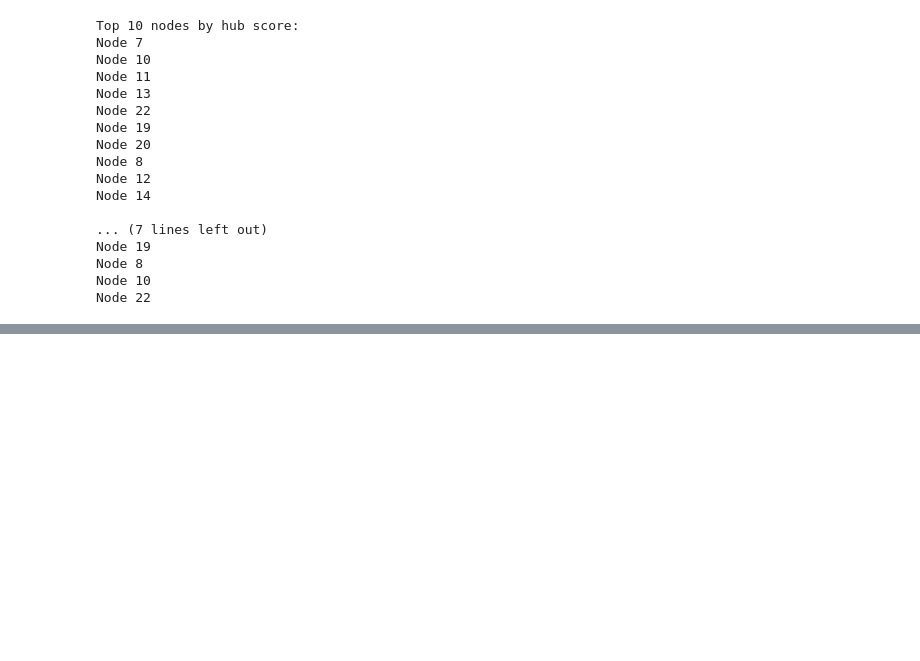
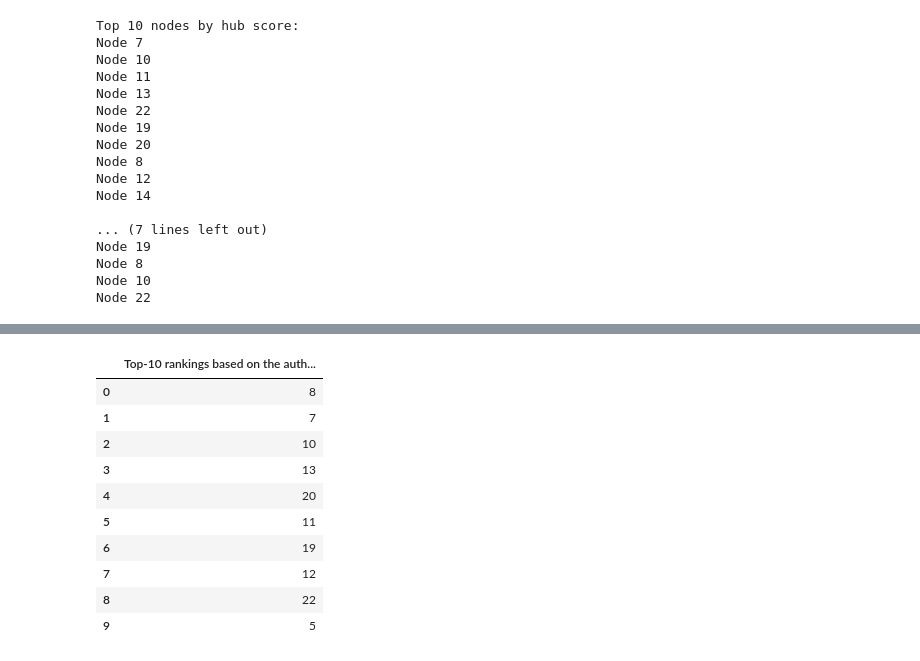
Before and after one commit to BiancaBenelli/Mining_massive_datasets, a Jupyter notebook: hubs_and_authorities/HITS.ipynb, the cells around one changed output, grey strips where cells are left out. Drawn from its saved outputs; the diff is of its cells as text; code cells hidden in the pictures; blank space fills up the shorter version.

Commit message:
Salsa

```diff
--- a/hubs_and_authorities/HITS.ipynb
+++ b/hubs_and_authorities/HITS.ipynb
@@ -548,10 +602,10 @@ pd.DataFrame(adjacency_matrix.toarray(), dtype=float)
 # %%
-def salsa_algorithm(adjacency_matrix, d, iterations):
-    n = adjacency_matrix.shape[0]
-    backward_links = np.array(adjacency_matrix.sum(axis=0)).flatten() # Since the adjacency matrix represents the link structure of a directed graph,
+def salsa_algorithm(adj_matrix, d, iterations):
+    n = adj_matrix.shape[0]
+    backward_links = np.array(adj_matrix.sum(axis=0)).flatten() # Since the adjacency matrix represents the link structure of a directed graph,
                                                                       #summing along the rows gives us the count of backward links for each node.
                                                                       # .flatten() flatten the array into a 1-dimensional array.
-    forward_links = np.array(adjacency_matrix.sum(axis=1)).flatten()
+    forward_links = np.array(adj_matrix.sum(axis=1)).flatten()
 
     authority_scores = backward_links / np.sum(backward_links) # authorty score = sum of backwrd links
     hub_scores = forward_links / np.sum(forward_links)
@@ -563,8 +617,8 @@ def salsa_algorithm(adjacency_matrix, d, iterations):
 
         # find the neighbors that have backward links and forward links to the node i
         for i in range(n):
-            neighbors_backward = adjacency_matrix[:, i].nonzero()[0]
-            neighbors_forward = adjacency_matrix[i, :].nonzero()[1]
+            neighbors_backward = adj_matrix[:, i].nonzero()[0]
+            neighbors_forward = adj_matrix[i, :].nonzero()[1]
 
             # if there are any neighbors with backward links
             if neighbors_backward.size > 0:
@@ -581,11 +635,7 @@ def salsa_algorithm(adjacency_matrix, d, iterations):
 
     return authority_scores, hub_scores
 
-# Example usage:
-adjacency_matrix = adjacency_matrix
-
 alpha = 0.85
-# I try with the same iterations necessary for the HITS algorithm
 iterations = 15
 
 hub_scores, authority_scores = salsa_algorithm(adjacency_matrix, alpha, iterations)
@@ -621,0 +674,66 @@ Node 22
+# %%
+def calculate_authority_weights(adj_matrix):
+    num_nodes = adj_matrix.shape[0]
+    components = find_components(adj_matrix)
+    authority_weights = np.zeros(num_nodes)
+
+    for component in components:
+        component_size = len(component)
+        incoming_links = adj_matrix[component, :].sum(axis=0)
+        backward_links_component = incoming_links.sum()
+        for node in component:
+            incoming_links_node = incoming_links[0, node]
+            if incoming_links_node != 0:
+                authority_weights[node] = component_size / num_nodes * incoming_links_node / backward_links_component
+
+    return authority_weights
+
+def find_components(adj_matrix):
+    num_nodes = adj_matrix.shape[0]
+    visited = np.zeros(num_nodes, dtype=bool)
+    components = []
+
+    for node in range(num_nodes):
+        if not visited[node]:
+            component = dfs(adj_matrix, node, visited)
+            components.append(component)
+
+    return components
+
+def dfs(adj_matrix, start_node, visited):
+    component = []
+    stack = [start_node]
+    num_nodes = adj_matrix.shape[0]
+
+    while stack:
+        node = stack.pop()
+        if not visited[node]:
+            visited[node] = True
+            component.append(node)
+            neighbors = adj_matrix[node].nonzero()[1]
+            for neighbor in neighbors:
+                stack.append(neighbor)
+
+    return component
+
+authority_weights = calculate_authority_weights(adjacency_matrix)
+
+# Get the indices of the top 10 nodes by authority weight
+top_10 = np.argsort(authority_weights)[::-1][:10]
+
+# Create a DataFrame with the top 10 nodes
+top_10_df = pd.DataFrame({'Top-10 rankings based on the authority score:': top_10})
+
+display(top_10_df)
+# %% [output]
+|  | Top-10 rankings based on the auth... |
+| 0 | 8 |
+| 1 | 7 |
+| 2 | 10 |
+| 3 | 13 |
+| 4 | 20 |
+| 5 | 11 |
+| 6 | 19 |
+| 7 | 12 |
+| 8 | 22 |
+| 9 | 5 |
```
Also changed, not shown: parts of 6 cells of this notebook.
